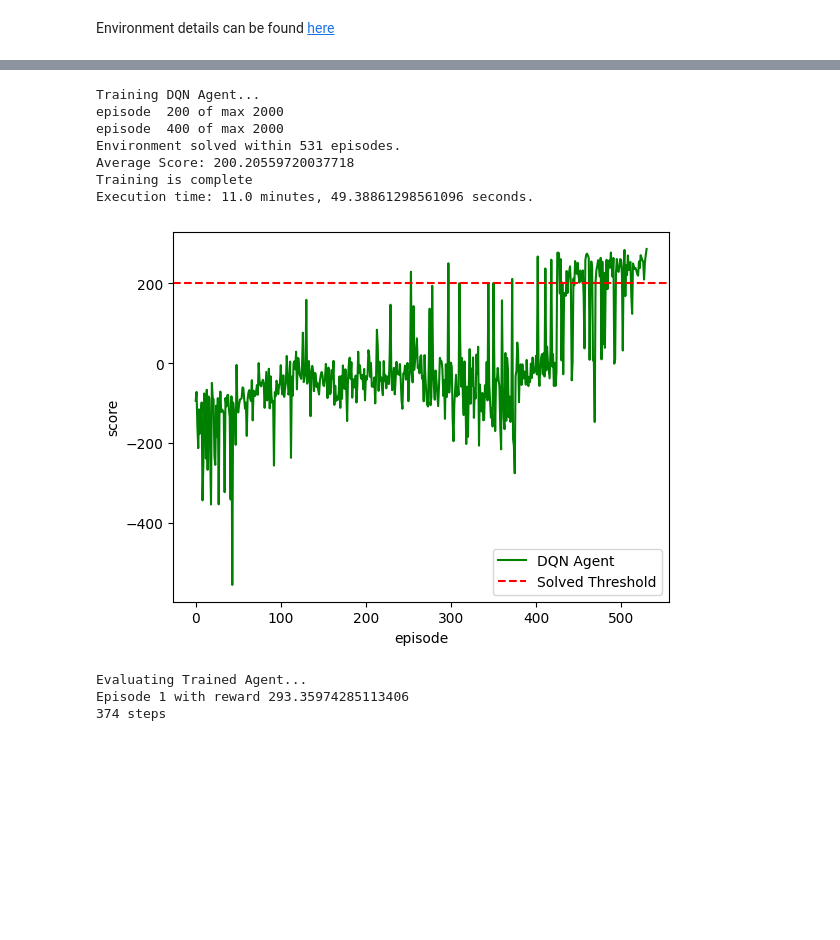
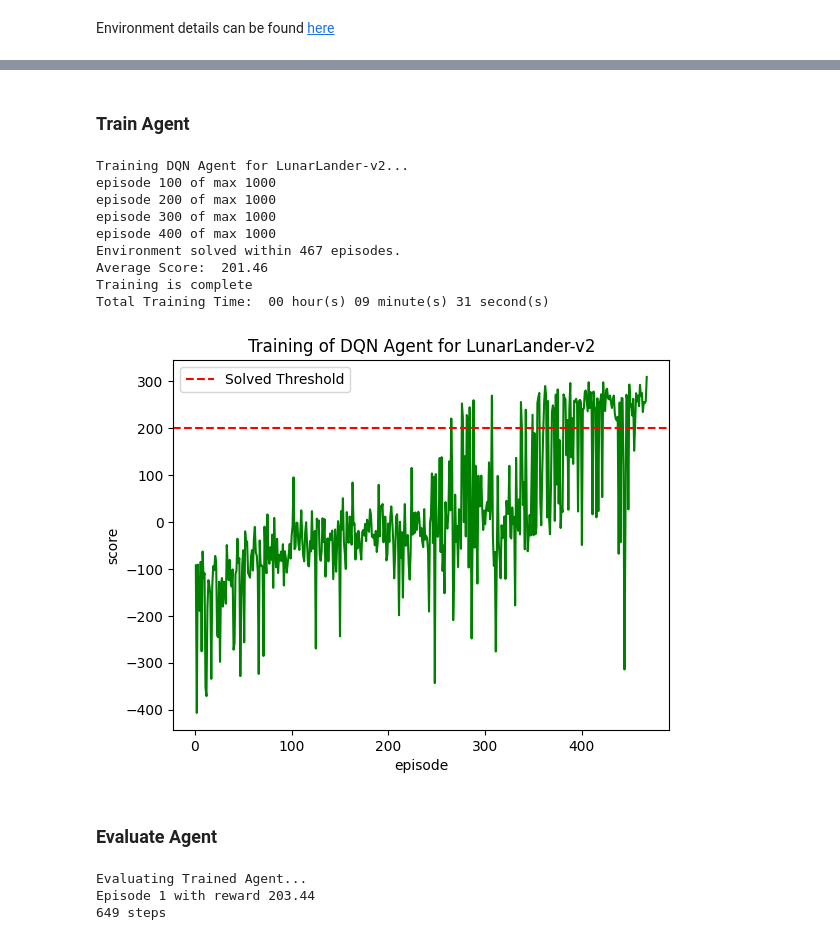
Before and after one commit to Uokoroafor/gym_projects, a Jupyter notebook: gym_environments.ipynb, the cells around one changed output, grey strips where cells are left out. Drawn from its saved outputs; the diff is of its cells as text; code cells hidden in the pictures; blank space fills up the shorter version.

```diff
--- a/gym_environments.ipynb
+++ b/gym_environments.ipynb
@@ -96,8 +137,8 @@ output_size = lunar_agent.env.action_space.n
 
 # DQN Parameters
 layers = [input_size, 256, 128, output_size]  # DQN Architecture
-activation = 'relu'
-weights = 'xunif'
-optim = 'Adam'
-learning_rate = 1e-4
+activation = "relu"
+weights = "xunif"
+optim = "Adam"
+learning_rate = 1e-3
 dqn_params = dict(layers=layers, activation=activation, weights=weights, optim=optim, learning_rate=learning_rate)
@@ -104,17 +147,18 @@ dqn_params = dict(layers=layers, activation=activation, weights=weights, optim=o
 # %%
 # Training Parameters
-epsilon = 1
+epsilon = 1 # Initial value of epsilon
 eps_decay = 0.995  # Epsilon is reduced by 1-eps_decay every episode
-replay_buffer = 100000
-batch_size = 64
-epsilon_end = 0.01
-episodes = 2000
-update_frequency = 5
-clip_rewards = False
-gamma = 1
+replay_buffer = 100_000 # Replay buffer size
+batch_size = 64 # Batch size for training
+epsilon_end = 0.01 # Minimum value of epsilon
+episodes = 1000 # Number of episodes to train for
+update_frequency = 5 # Update the target network every update_frequency steps
+clip_rewards = False # Clip rewards to [-1, 1]
+gamma = 1 # Discount factor
+verbose = True # Print out the progress of the training every time the logger is updated
 
 # Aggregate them into a dict for mapping
 training_params = dict(epsilon=epsilon, eps_decay=eps_decay, replay_buffer=replay_buffer,
                        batch_size=batch_size, epsilon_end=epsilon_end, episodes=episodes,
                        update_frequency=update_frequency, dqn_params=dqn_params, clip_rewards=clip_rewards,
-                       gamma=gamma)
+                       gamma=gamma, verbose=verbose)
@@ -130,24 +168,31 @@ Random episode 1 with reward -175.4331997440275
+# %% [markdown]
+### Train Agent
 # %%
 # Train Agent
 run_stats = lunar_agent.train_agent(show_time=True, **training_params)
 # %% [output]
-Training DQN Agent...
-episode  200 of max 2000
-episode  400 of max 2000
-Environment solved within 531 episodes.
-Average Score: 200.20559720037718
+Training DQN Agent for LunarLander-v2...
+episode 100 of max 1000
+episode 200 of max 1000
+episode 300 of max 1000
+episode 400 of max 1000
+Environment solved within 467 episodes.
+Average Score:  201.46
 Training is complete
-Execution time: 11.0 minutes, 49.38861298561096 seconds.
+Total Training Time:  00 hour(s) 09 minute(s) 31 second(s)
 # %%
 # Plot Training curve
-lunar_agent.plot_episodes(run_stats['episode_rewards'])
+plt_title = f"Training of {lunar_agent.label} for {lunar_agent.env.unwrapped.spec.id}"
+plot_episodes(run_stats["episode_rewards"], title=plt_title, threshold=lunar_agent.threshold)
 # %% [output]
-[figure, old version]
+[figure, new version]
+# %% [markdown]
+### Evaluate Agent
 # %%
 # Show a trained rendering
 lunar_stats=lunar_agent.evaluate_agent(1, plots=False, save_every=1,nb_render=True)
 # %% [output]
 Evaluating Trained Agent...
-Episode 1 with reward 293.35974285113406
-374 steps
+Episode 1 with reward 203.44
+649 steps
 # %% [markdown]
```
Also changed, not shown: parts of 24 cells of this notebook, 2 other files.
